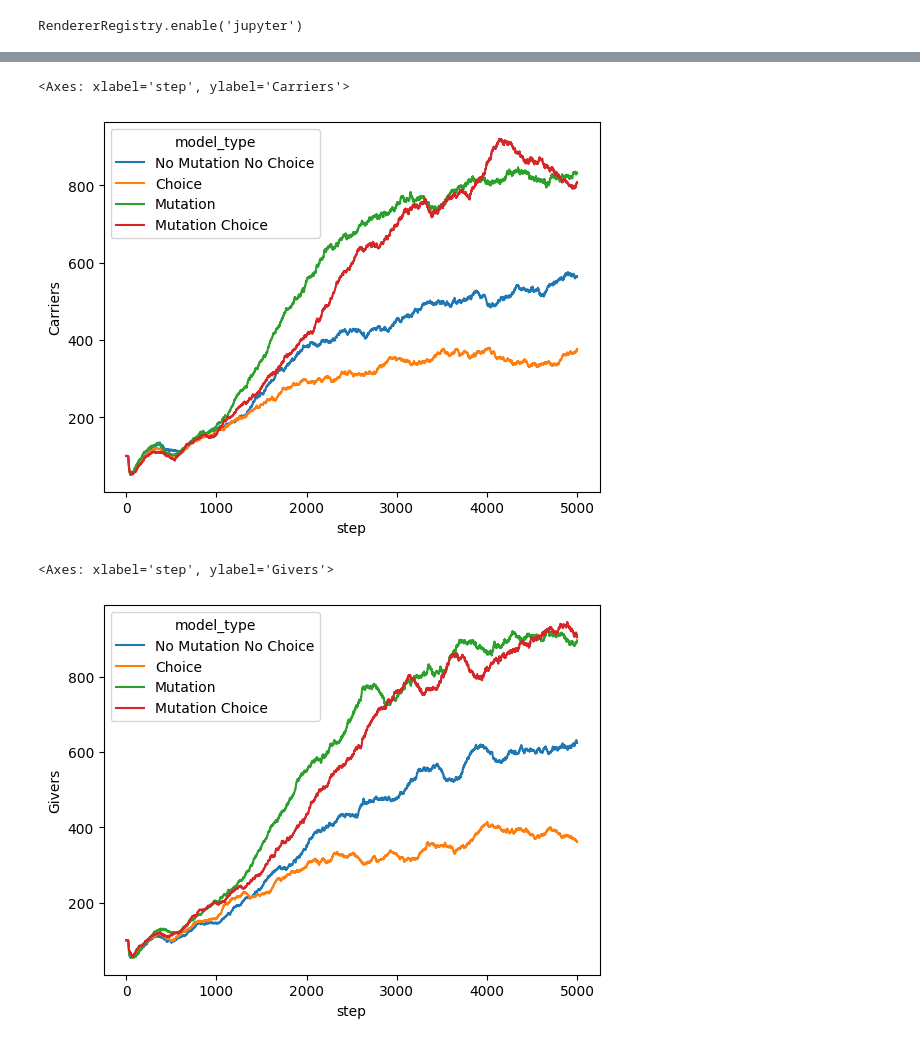
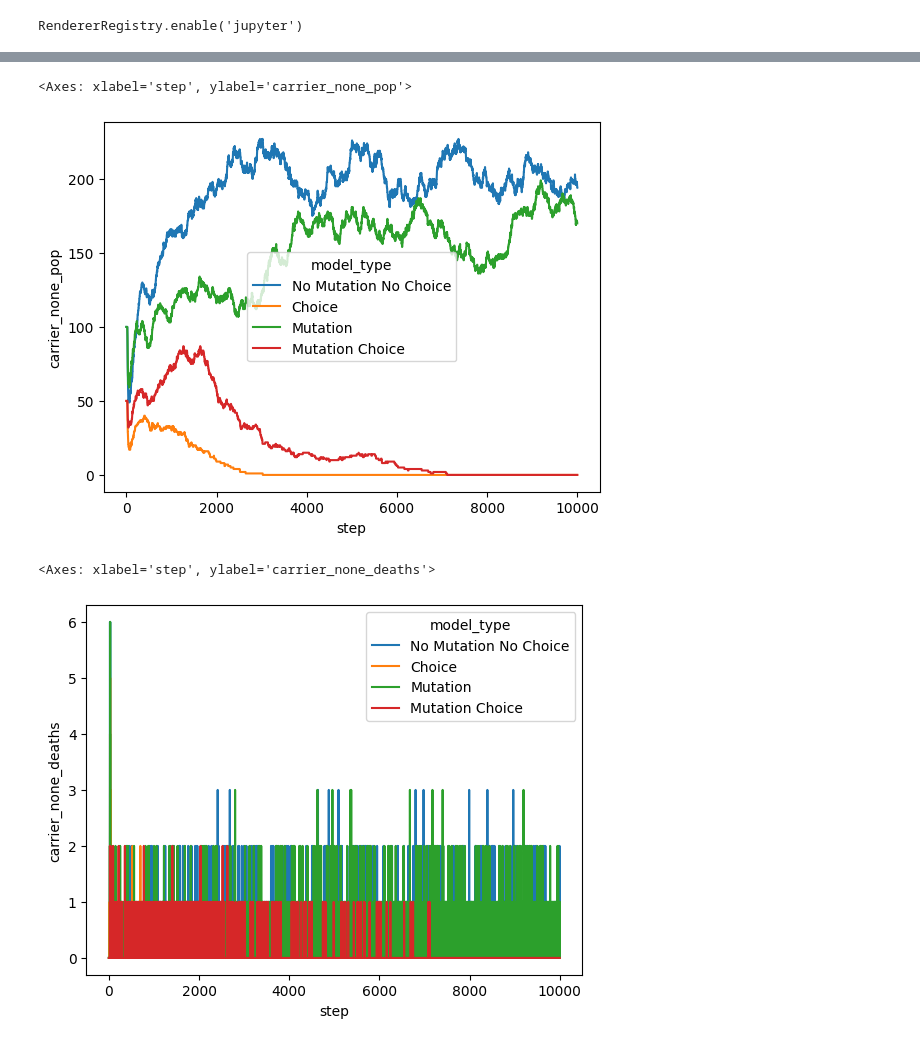
Before and after one commit to bytang/reproductive-strategies, a Jupyter notebook: doodles.ipynb, the cells around one changed output, grey strips where cells are left out. Saved outputs shown, nothing was run; the diff lists cells and outputs as text; code cells hidden in the pictures.

Commit message:
Add carrier reproductive strategies coexisting in same model

```diff
--- a/doodles.ipynb
+++ b/doodles.ipynb
@@ -110,19 +110,19 @@ sns.lineplot(
 sns.lineplot(
     data=model_data_full,
     x="step",
-    y="Carriers",
+    y="carrier_none_pop",
     hue="model_type"
 )
 # %% [output]
-<Axes: xlabel='step', ylabel='Carriers'>
+<Axes: xlabel='step', ylabel='carrier_none_pop'>
-[figure, old version]
+[figure, new version]
 # %%
 sns.lineplot(
     data=model_data_full,
     x="step",
-    y="Givers",
+    y="carrier_none_deaths",
     hue="model_type"
 )
 # %% [output]
-<Axes: xlabel='step', ylabel='Givers'>
+<Axes: xlabel='step', ylabel='carrier_none_deaths'>
-[figure, old version]
+[figure, new version]
```
Also changed, not shown: parts of 11 cells of this notebook, 2 other files.
